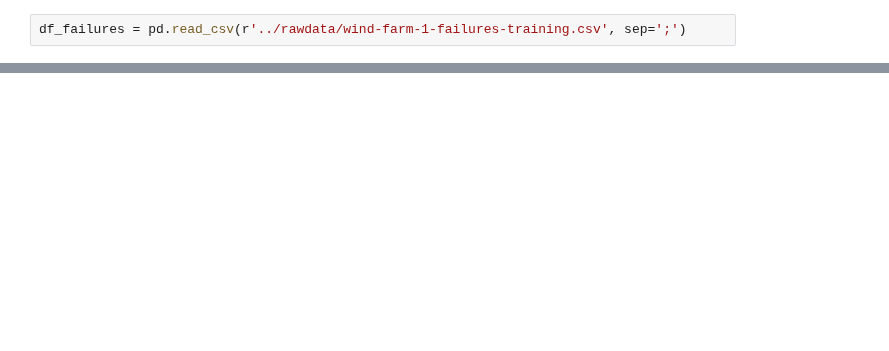
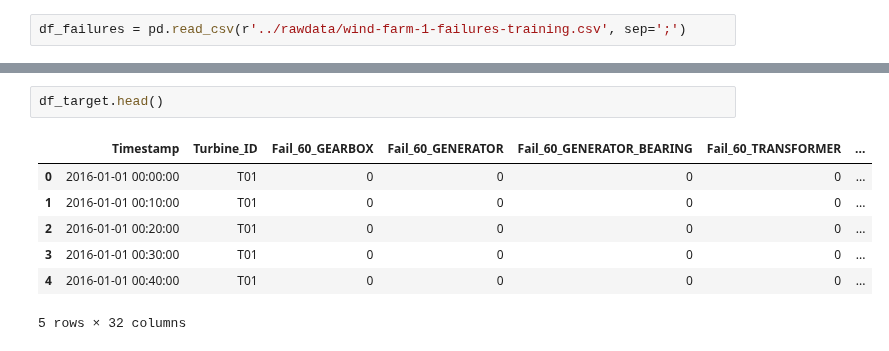
Before and after one commit to RicardoJPedro82/wmillfailprev, a Jupyter notebook: notebooks/Miguel_Preprocessing.ipynb, the cells around one changed output, grey strips where cells are left out. Saved outputs shown, nothing was run; the diff lists cells and outputs as text; blank space fills up the shorter version.

```diff
--- a/notebooks/Miguel_Preprocessing.ipynb
+++ b/notebooks/Miguel_Preprocessing.ipynb
@@ -24,0 +134,10 @@ df_failures
+# %%
+df_target.head()
+# %% [output]
+|  | Timestamp | Turbine_ID | Fail_60_GEARBOX | Fail_60_GENERATOR | Fail_60_GENERATOR_BEARING | Fail_60_TRANSFORMER | ... |
+| 0 | 2016-01-01 00:00:00 | T01 | 0 | 0 | 0 | 0 | ... |
+| 1 | 2016-01-01 00:10:00 | T01 | 0 | 0 | 0 | 0 | ... |
+| 2 | 2016-01-01 00:20:00 | T01 | 0 | 0 | 0 | 0 | ... |
+| 3 | 2016-01-01 00:30:00 | T01 | 0 | 0 | 0 | 0 | ... |
+| 4 | 2016-01-01 00:40:00 | T01 | 0 | 0 | 0 | 0 | ... |
+5 rows × 32 columns
```
Also changed, not shown: parts of 41 cells of this notebook, 3 other files.
